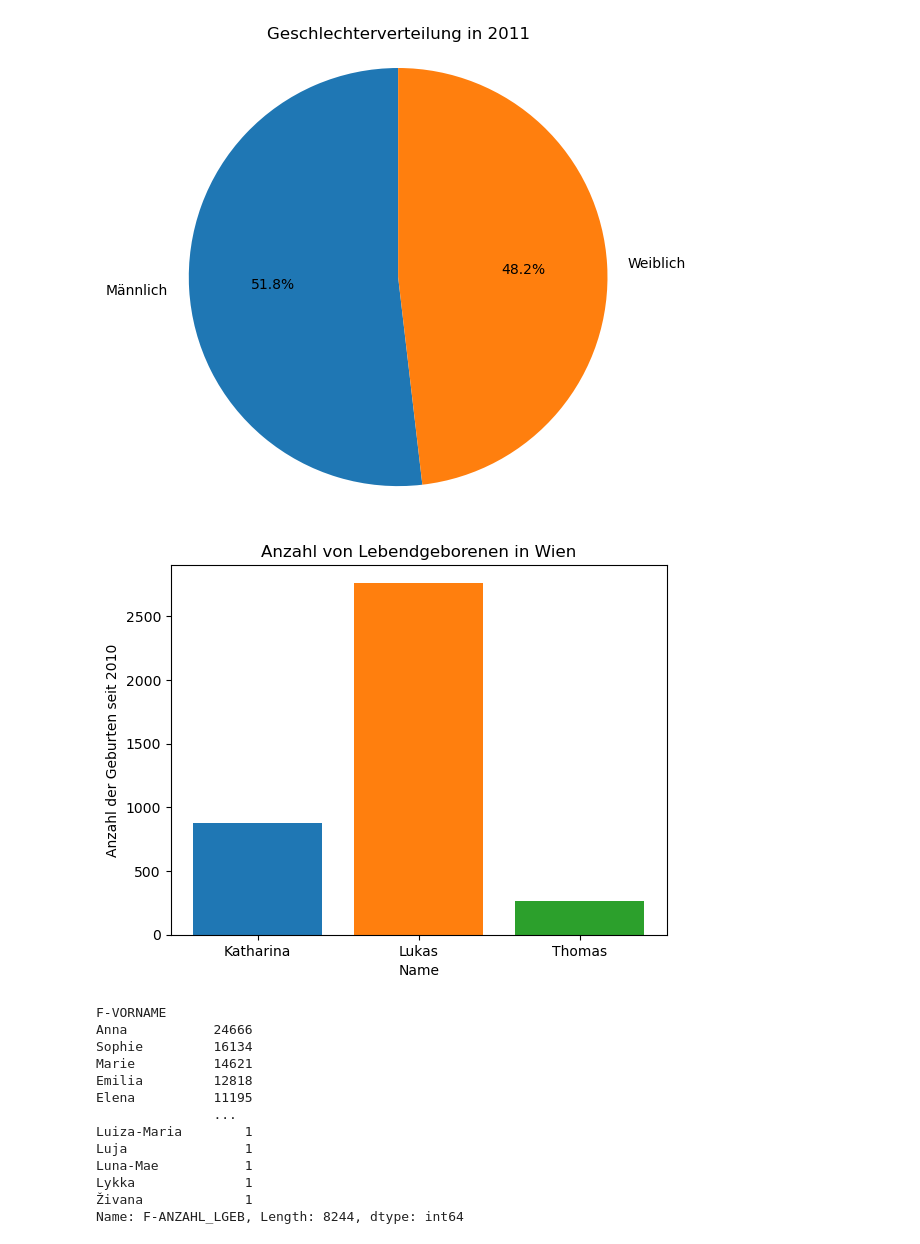
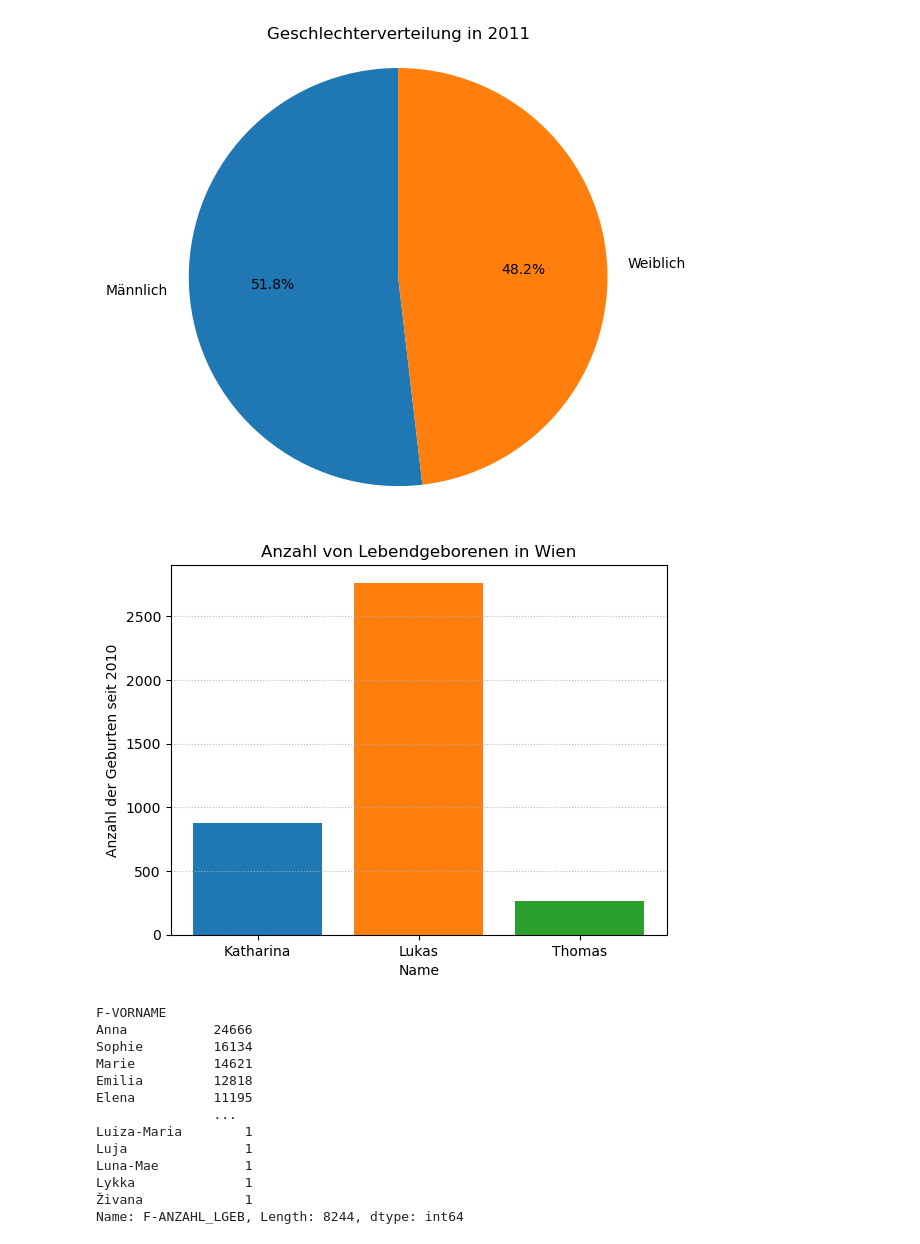
Before and after one commit to lenawilli/BDINF_final_project, a Jupyter notebook: Final_project_Koller_Willisits.ipynb, the cells around one changed output. Saved outputs shown, nothing was run; the diff lists cells and outputs as text; code cells hidden in the pictures.

```diff
--- a/Final_project_Koller_Willisits.ipynb
+++ b/Final_project_Koller_Willisits.ipynb
@@ -206,34 +205,35 @@ source_fields = [
     "C-WOHNBEZIRK-0",
     "F-VORNAME",
     "F-ANZAHL_LGEB",
 ]
 
 df2 = es_to_dataframe(es, index_name, query, source_fields)
 
 location = 900
 
 name = "Katharina"
 filtered_data_katharina = df2[(df2["F-VORNAME"] == name) & (df2["C-WOHNBEZIRK-0"] == location)]
 katharina_count = filtered_data_katharina["F-ANZAHL_LGEB"].sum()
 
 name = "Lukas"
 filtered_data_lukas = df2[(df2["F-VORNAME"] == name) & (df2["C-WOHNBEZIRK-0"] == location)]
 lukas_count = filtered_data_lukas["F-ANZAHL_LGEB"].sum()
 
 name = "Thomas"
 filtered_data_thomas = df2[(df2["F-VORNAME"] == name) & (df2["C-WOHNBEZIRK-0"] == location)]
 thomas_count = filtered_data_thomas["F-ANZAHL_LGEB"].sum()
 
 # Create a bar plot
 plt.bar(["Katharina"], [katharina_count])
 plt.bar(["Lukas"], [lukas_count])
 plt.bar(["Thomas"], [thomas_count])
 plt.xlabel("Name")
 plt.ylabel("Anzahl der Geburten seit 2010")
 plt.title(f"Anzahl von Lebendgeborenen in Wien")
+plt.grid(axis='y', linestyle=':', alpha=0.9)
 plt.show()
 # %% [output]
-[figure, old version]
+[figure, new version]
 # %%
 query = {
     "query": {
```
Also changed, not shown: parts of 5 cells of this notebook, 1 other file.
